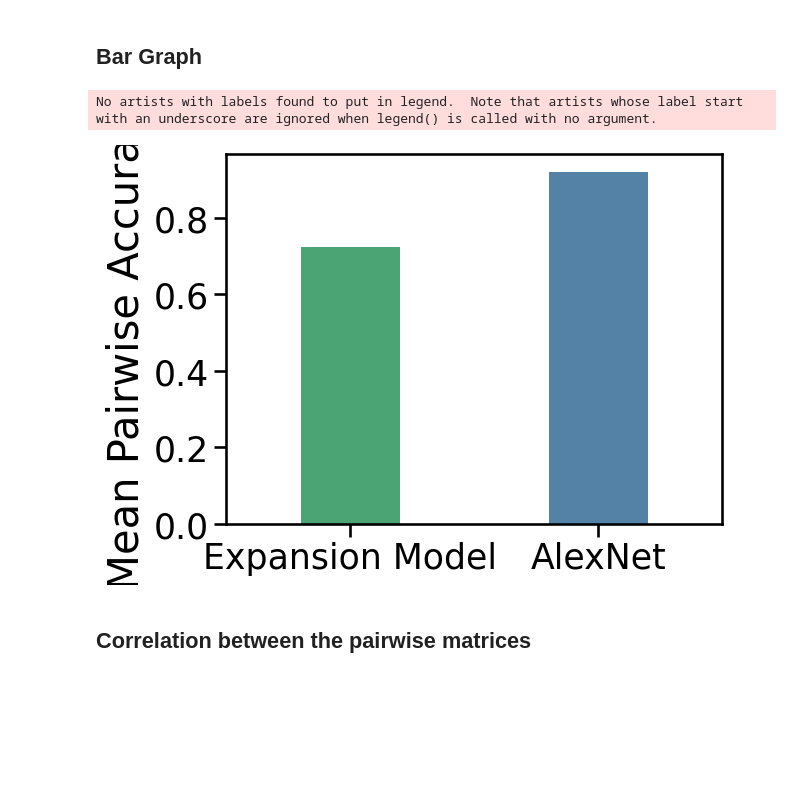
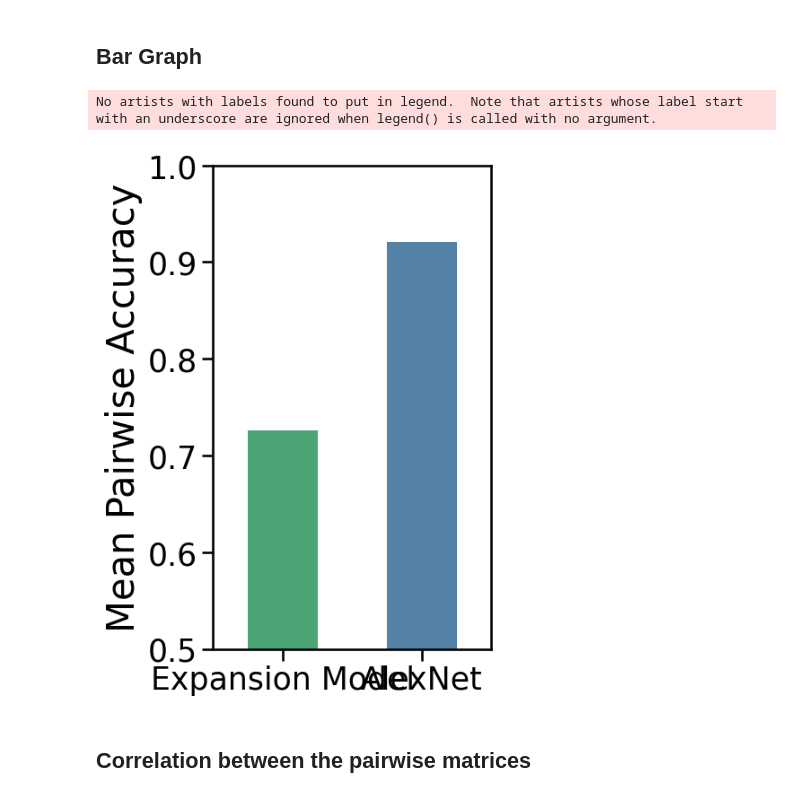
Before and after one commit to akazemian/untrained_models_of_visual_cortex, a Jupyter notebook: model_evaluation/results/classification/classification_results.ipynb, the cells around one changed output. Saved outputs shown, nothing was run; the diff lists cells and outputs as text; code cells hidden in the pictures; blank space fills up the shorter version.

Commit message:
updating pca files and plotting files

```diff
--- a/model_evaluation/results/classification/classification_results.ipynb
+++ b/model_evaluation/results/classification/classification_results.ipynb
@@ -16,24 +19,10 @@ MAX_POOL = True
 # %% [markdown]
 ## expansion model
 # %%
-DATA_DIR = os.getenv('MB_DATA_PATH')
-ACTIVATIONS_PATH = os.path.join(DATA_DIR,'activations')
-DATASET, MODE = 'places', None
-HOOK = None
-MAX_POOL = True
+model_info = load_model_dict('expansion_10000')
+activations_identifier = get_activations_iden(model_info, DATASET)
 
-
-
-model_info = {
-                'iden':'expansion_model_test',
-                'layers': ['last'],
-                'num_layers':3,
-                'num_features':10000,
-}
-
-activations_identifier = get_activations_iden(model_info, DATASET, MODE)
-
-with open(activations_identifier,'rb') as f:
+with open(os.path.join(CACHE,'classification',activations_identifier),'rb') as f:
     performance_dict = pickle.load(f)
 # %%
 vars = list(set([var for pair in performance_dict.keys() for var in pair]))
@@ -76,22 +63,10 @@ plt.show()
 # %% [markdown]
 ## Alexnet
 # %%
-DATA_DIR = os.getenv('MB_DATA_PATH')
-ACTIVATIONS_PATH = os.path.join(DATA_DIR,'activations')
-DATASET, MODE = 'places', None
-HOOK = None
-MAX_POOL = True
+model_info = load_model_dict('alexnet_conv5')
+activations_identifier = get_activations_iden(model_info, DATASET)
 
-
-model_info = {
-                'iden':'alexnet_conv5',
-                'layers': ['last'],
-                'num_layers':5,
-                'num_features':256,
-}
-activations_identifier = get_activations_iden(model_info, DATASET, MODE)
-
-with open(activations_identifier,'rb') as f:
+with open(os.path.join(CACHE,'classification',activations_identifier),'rb') as f:
     performance_dict = pickle.load(f)
 # %%
 vars = list(set([var for pair in performance_dict.keys() for var in pair]))
@@ -136,33 +111,34 @@ plt.show()
 # %%
 palette = {
     'Expansion Model':'mediumseagreen',
     'AlexNet':'steelblue'
 }
 
 
 plt.clf()
 sns.set_context(context='talk')
-plt.rcParams['figure.figsize'] = (7,8)
+plt.rcParams['figure.figsize'] = (4,7)
 
 
 ax1 = sns.barplot(x = ['Expansion Model','AlexNet'],
                   y = [matrix_expansion.mean(),
                        matrix_alexnet.mean()],
-                  palette=palette,
-                       width=0.4,
+                       palette=palette,
+                       width=0.5,
                        dodge=False)
 
 ax1.legend().remove()
 plt.rc('xtick', labelsize=16)
 plt.rc('ytick', labelsize=16)
 plt.xlabel('')
+plt.ylim(0.5,1)
 plt.ylabel(size=30, ylabel='Mean Pairwise Accuracy')
 plt.xticks(size=25)
 plt.yticks(size=25)
 plt.savefig('expansion_vs_alexnet.png', bbox_inches='tight', dpi=300)
 # %% [output]
 No artists with labels found to put in legend.  Note that artists whose label start with an underscore are ignored when legend() is called with no argument.
-[figure, old version]
+[figure, new version]
 # %% [markdown]
 ## Correlation between the pairwise matrices
 # %%
```
Also changed, not shown: parts of 4 cells of this notebook, 52 other files.
